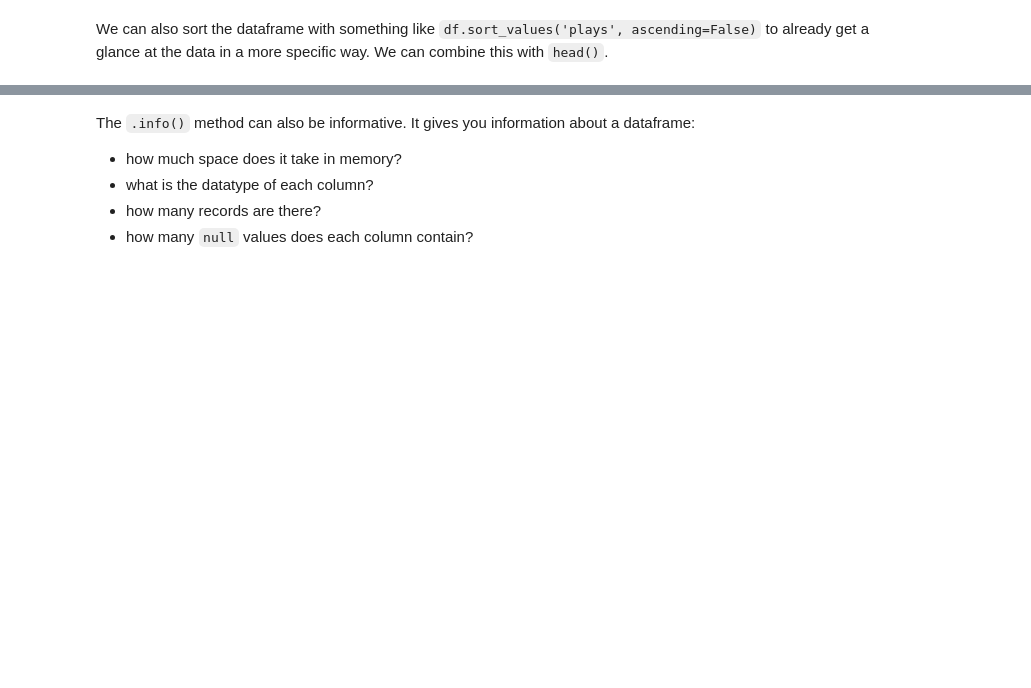
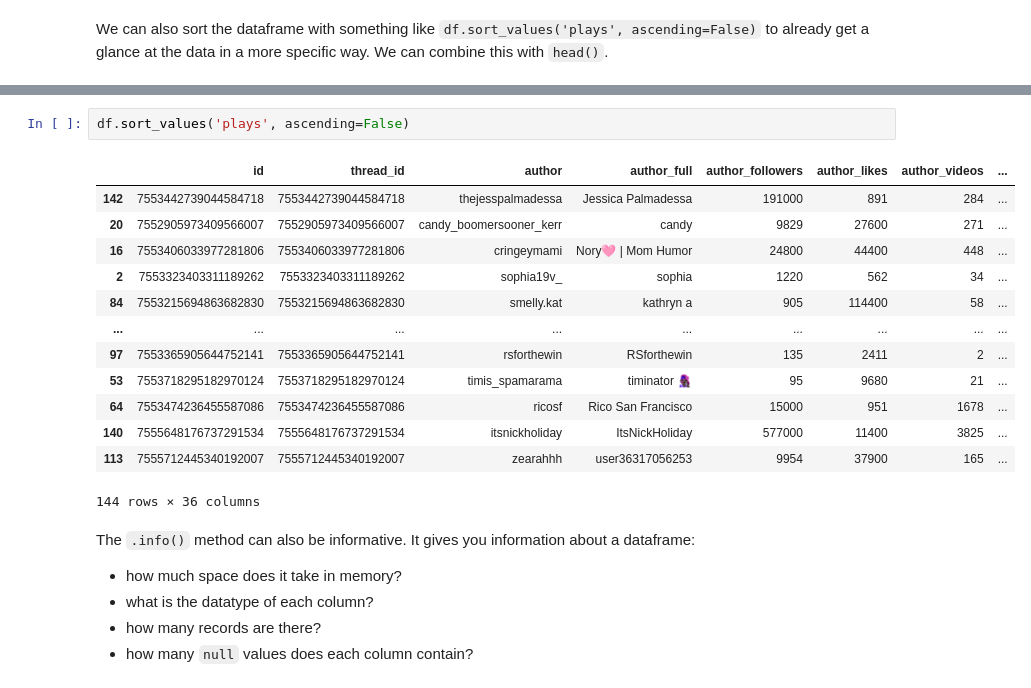
Before and after one commit to onni-Q/lecture_notebooks, a Jupyter notebook: Week2_Lecture.ipynb, the cells around one changed output, grey strips where cells are left out. Cells and saved outputs as stored; diff of their text form; blank space fills up the shorter version.

```diff
--- a/Week2_Lecture.ipynb
+++ b/Week2_Lecture.ipynb
@@ -74,3 +202,19 @@ We can also sort the dataframe with something like `df.sort_values('plays', asce
+# %%
+df.sort_values('plays', ascending=False)
+# %% [output]
+|  | id | thread_id | author | author_full | author_followers | author_likes | author_videos | ... |
+| 142 | 7553442739044584718 | 7553442739044584718 | thejesspalmadessa | Jessica Palmadessa | 191000 | 891 | 284 | ... |
+| 20 | 7552905973409566007 | 7552905973409566007 | candy_boomersooner_kerr | candy | 9829 | 27600 | 271 | ... |
+| 16 | 7553406033977281806 | 7553406033977281806 | cringeymami | Nory🩷 | Mom Humor | 24800 | 44400 | 448 | ... |
+| 2 | 7553323403311189262 | 7553323403311189262 | sophia19v_ | sophia | 1220 | 562 | 34 | ... |
+| 84 | 7553215694863682830 | 7553215694863682830 | smelly.kat | kathryn a | 905 | 114400 | 58 | ... |
+| ... | ... | ... | ... | ... | ... | ... | ... | ... |
+| 97 | 7553365905644752141 | 7553365905644752141 | rsforthewin | RSforthewin | 135 | 2411 | 2 | ... |
+| 53 | 7553718295182970124 | 7553718295182970124 | timis_spamarama | timinator 👩🏿‍🎤 | 95 | 9680 | 21 | ... |
+| 64 | 7553474236455587086 | 7553474236455587086 | ricosf | Rico San Francisco | 15000 | 951 | 1678 | ... |
+| 140 | 7555648176737291534 | 7555648176737291534 | itsnickholiday | ItsNickHoliday | 577000 | 11400 | 3825 | ... |
+| 113 | 7555712445340192007 | 7555712445340192007 | zearahhh | user36317056253 | 9954 | 37900 | 165 | ... |
+144 rows × 36 columns
 # %% [markdown]
 The `.info()` method can also be informative. It gives you information about a dataframe:
 - how much space does it take in memory?
```
Also changed, not shown: parts of 50 cells of this notebook.
